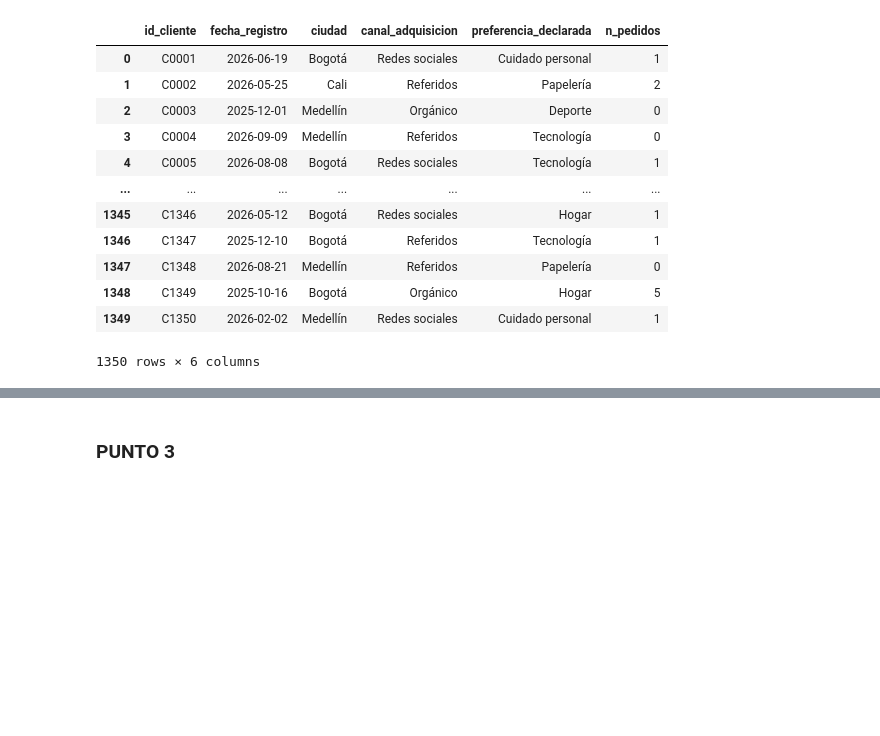
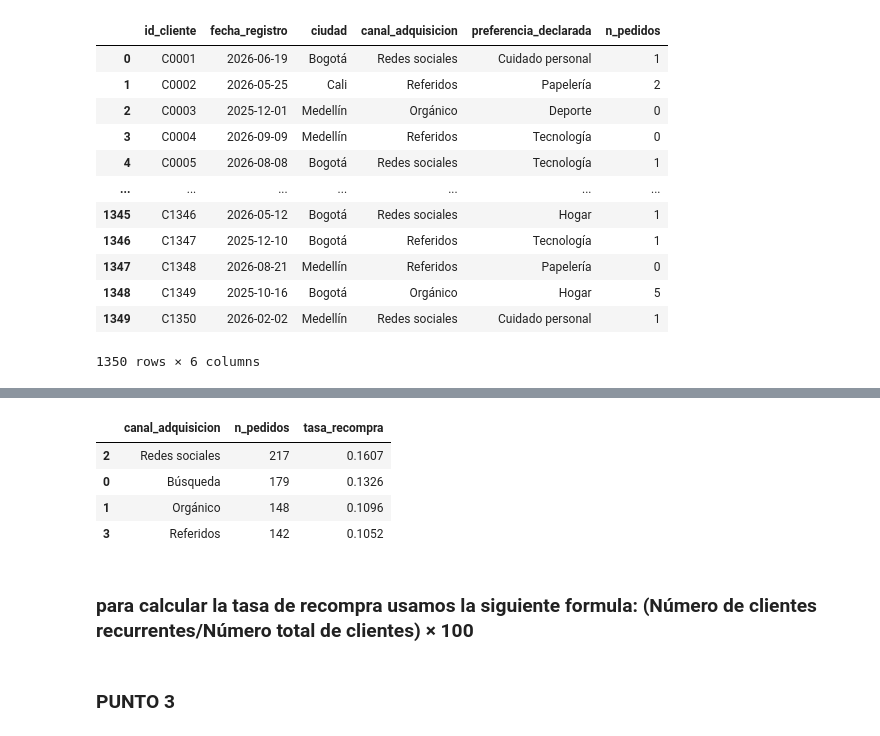
Before and after one commit to Sebast68h/Taller11-Aplicaciones, a Jupyter notebook: clase11copy.ipynb, the cells around one changed output, grey strips where cells are left out. Drawn from its saved outputs; the diff is of its cells as text; code cells hidden in the pictures; blank space fills up the shorter version.

Commit message:
adelanto punto 1

```diff
--- a/clase11copy.ipynb
+++ b/clase11copy.ipynb
@@ -92,0 +103,11 @@ final
+# %%
+punto1 = final.query("n_pedidos >= 2").groupby("canal_adquisicion")["n_pedidos"].count().reset_index()
+punto1["tasa_recompra"] = ((punto1["n_pedidos"]/final.shape[0])).round(4)
+punto1 = punto1.sort_values(by= "tasa_recompra",ascending= False)
+punto1
+# %% [output]
+|  | canal_adquisicion | n_pedidos | tasa_recompra |
+| 2 | Redes sociales | 217 | 0.1607 |
+| 0 | Búsqueda | 179 | 0.1326 |
+| 1 | Orgánico | 148 | 0.1096 |
+| 3 | Referidos | 142 | 0.1052 |
@@ -93,3 +119,5 @@ final
+# %% [markdown]
+### para calcular la tasa de recompra usamos la siguiente formula: (Número de clientes recurrentes/Número total de clientes) × 100
 # %% [markdown]
 ### PUNTO 3
 # %%
```
Also changed, not shown: parts of 2 cells of this notebook.
